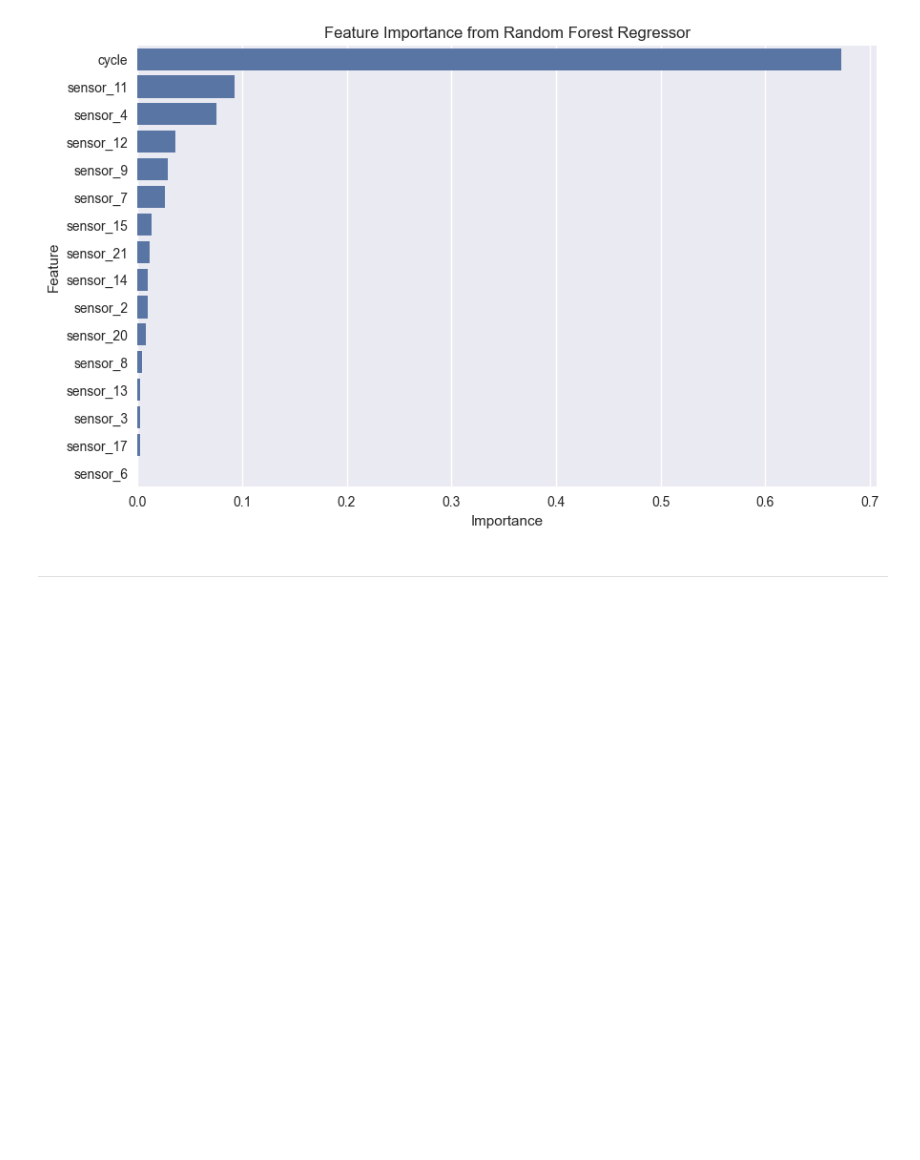
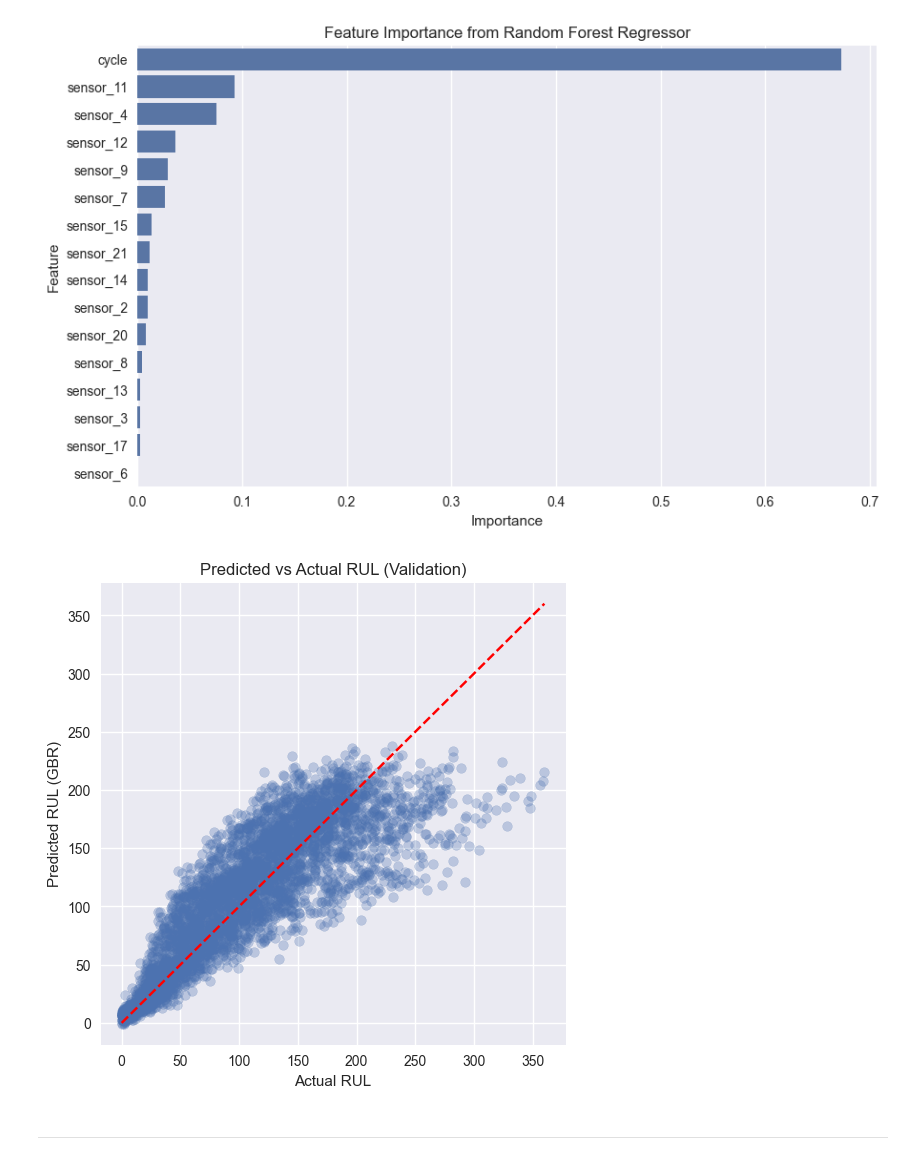
Before and after one commit to sarkima/predictive-maintenance-project, a Jupyter notebook: jupyter_notebooks/predictive-maintenance-analytics.ipynb, the cells around one changed output. Saved outputs shown, nothing was run; the diff lists cells and outputs as text; code cells hidden in the pictures; blank space fills up the shorter version.

Commit message:
Added code for predictions and metrics for Streamlit Dashboard

```diff
--- a/jupyter_notebooks/predictive-maintenance-analytics.ipynb
+++ b/jupyter_notebooks/predictive-maintenance-analytics.ipynb
@@ -519,3 +519,31 @@ plt.title("Feature Importance from Random Forest Regressor")
 plt.show()
 # %% [output]
 [figure]
+# %%
+# Evaluation & plots
+# Let's gather metrics for both models on validation set
+# Compare models:
+
+rmse_rf = val_rmse
+rmse_gbr = val_rmse_gb
+mae_rf = val_mae
+mae_gbr = val_mae_gb
+
+metrics = pd.DataFrame({
+    "Model": ["RandomForest", "GradientBoosting"],
+    "RMSE": [rmse_rf, rmse_gbr],
+    "MAE": [mae_rf, mae_gbr]
+})
+metrics
+
+# predicted vs actual (validation) for Gradient Boosting Regressor:
+
+plt.figure(figsize=(6, 6))
+plt.scatter(y_val, y_val_pred_gb, alpha=0.3)
+plt.plot([y_val.min(), y_val.max()], [y_val.min(), y_val.max()], "r--")
+plt.xlabel("Actual RUL")
+plt.ylabel("Predicted RUL (GBR)")
+plt.title("Predicted vs Actual RUL (Validation)")
+plt.show()
+# %% [output]
+[figure, added]
```
Also changed, not shown: parts of 1 cell of this notebook, 2 other files.
